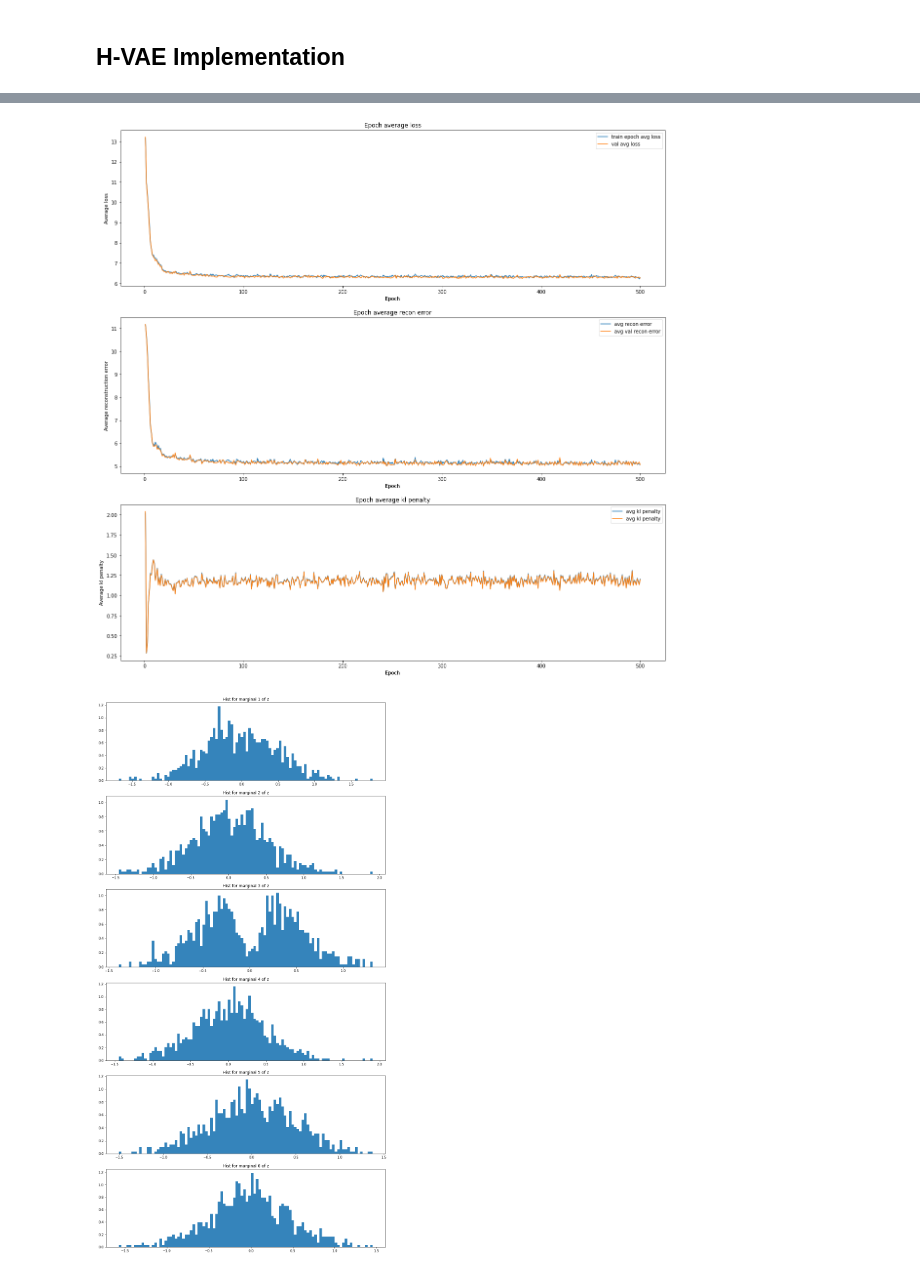
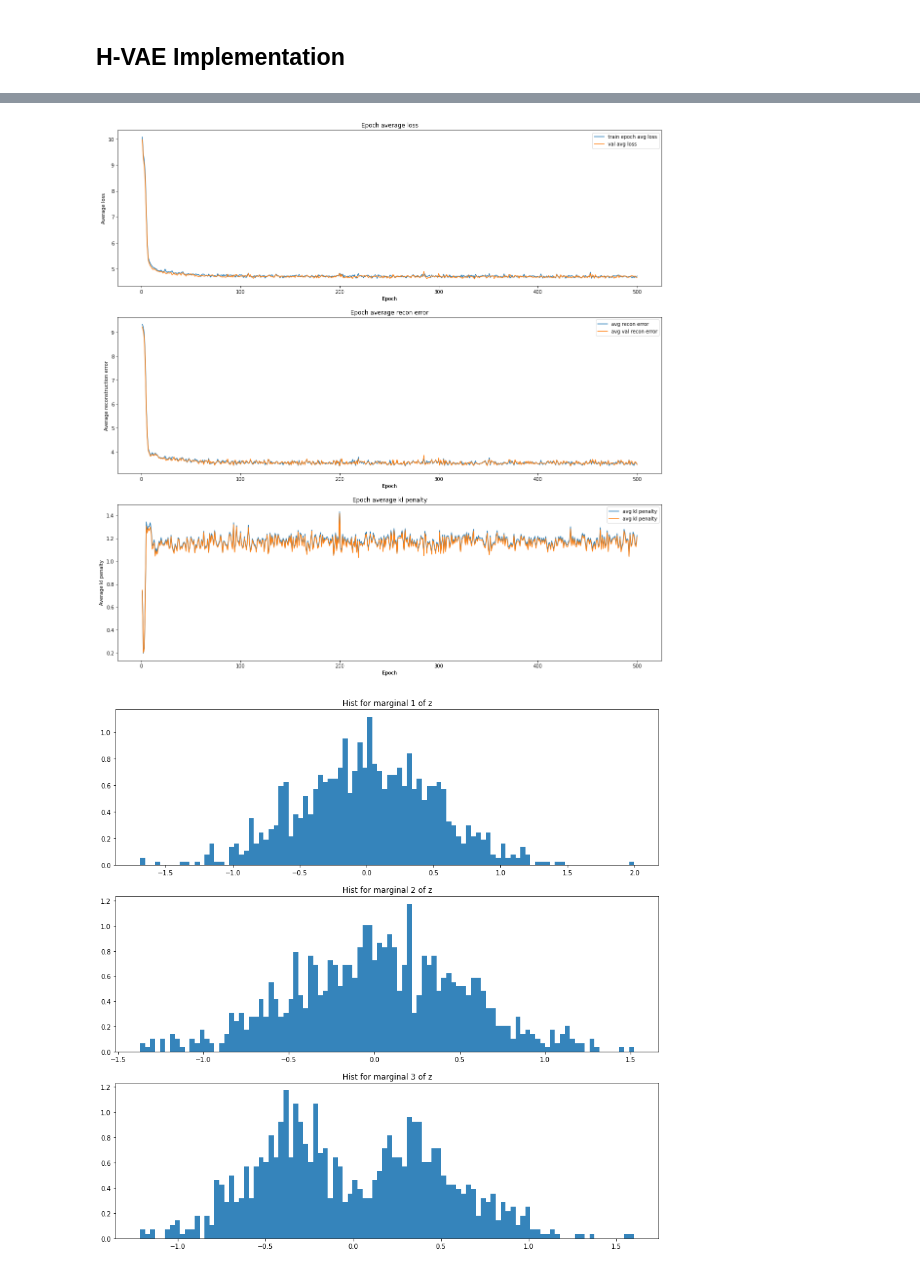
Before and after one commit to michaeldowns2/am226_project, a Jupyter notebook: notebooks/hvae.ipynb, the cells around one changed output, grey strips where cells are left out. Drawn from its saved outputs; the diff is of its cells as text; code cells hidden in the pictures.

```diff
--- a/notebooks/hvae.ipynb
+++ b/notebooks/hvae.ipynb
@@ -977,7 +952,7 @@ tensor([-0.6388, -0.7332,  0.6880,  0.2180,  0.0940])
 # %%
 class ToyMixedDataset(Dataset):
-    def __init__(self, num_samples=1000, pvals=[.7, .2, .1],
-                 bernoulli_ps=[0.2, 0.5, 0.8],
+    def __init__(self, num_samples=1000, pvals_y0=[.7, .2, .1],
+                 pvals_y1=[.3, .4, .3],
                  y1_mixture_weight=0.5, mu0=None, mu1=None, sigma0=None, sigma1=None):
 
         if mu0 is None:
@@ -999,8 +974,10 @@ class ToyMixedDataset(Dataset):
             ])
 
         y = np.random.binomial(1, y1_mixture_weight, size=(num_samples, 1))
+        self.y = y
 
         samples_real = np.zeros((num_samples, 2))
+        samples_cat = np.zeros((num_samples, 3))
 
         samples_y0 = np.random.multivariate_normal(mu0, sigma0, size=num_samples)
         samples_y1 = np.random.multivariate_normal(mu1, sigma1, size=num_samples)
@@ -1008,10 +985,13 @@ class ToyMixedDataset(Dataset):
         samples_real[y.flatten() == 0, :] = samples_y0[y.flatten() == 0, :]
         samples_real[y.flatten() == 1, :] = samples_y1[y.flatten() == 1, :]
 
-        samples_cat = np.random.multinomial(1, pvals=pvals, size=num_samples)
-        samples_bernoulli = np.random.binomial(n=1, p=bernoulli_ps, size=(num_samples,3))
+        samples_cat_y0 = np.random.multinomial(1, pvals=pvals_y0, size=num_samples)
+        samples_cat_y1 = np.random.multinomial(1, pvals=pvals_y1, size=num_samples)
 
-        samples = np.concatenate((samples_real, samples_cat, samples_bernoulli), axis=1)
+        samples_cat[y.flatten() == 0, :] = samples_cat_y0[y.flatten() == 0, :]
+        samples_cat[y.flatten() == 1, :] = samples_cat_y1[y.flatten() == 1, :]
+
+        samples = np.concatenate((samples_real, samples_cat), axis=1)
 
         self.data = torch.from_numpy(samples.astype('float32'))
         self.targets = torch.from_numpy(y.flatten().astype('int32'))
@@ -1040,5 +1020,6 @@ plt.show()
 plt.close()
 
 print(dataset.data)
-print(dataset.data.mean(axis=0))
+print(dataset.data[dataset.targets.flatten() == 0].mean(axis=0))
+print(dataset.data[dataset.targets.flatten() == 1].mean(axis=0))
 # %% [output]
@@ -1054,28 +1036,27 @@ tensor([-0.8296, -0.8541,  0.6540,  0.2380,  0.1080,  0.1870,  0.5000,  0.7940])
 # %%
  likelihood_partition = {
                 (0, 1): 'real',
-                (2, 4): 'categorical',
-                (5, 7): 'binary'
+                (2, 4): 'categorical'
             }
 
 
-vae = HVAE(x_dim=8,
-  z_dim=6,
+vae = HVAE(x_dim=5,
+  z_dim=3,
   z_prior_var=Z_PRIOR_VAR,
   likelihood_partition=likelihood_partition,
   verbosity=1,
   device='cpu')
 
 train_dataset = ToyMixedDataset(num_samples=1000)
 val_dataset = ToyMixedDataset(num_samples=1000)
 
 
-vae.set_train_dataset(train_dataset, featnames=['x1', 'x2', 'x3', 'x4', 'x5', 'x6', 'x7', 'x8'])
+vae.set_train_dataset(train_dataset, featnames=['x1', 'x2', 'x3', 'x4', 'x5'])
 vae.set_val_dataset(val_dataset)
 vae.train(num_epochs=NUM_EPOCHS)
 
 plot_history_vae(vae)
 debug_nd_vae(vae)
 # %% [output]
-[figure, old version]
+[figure, new version]
-[figure, old version]
+[figure, new version]
```
Also changed, not shown: parts of 33 cells of this notebook, 3 other files.
